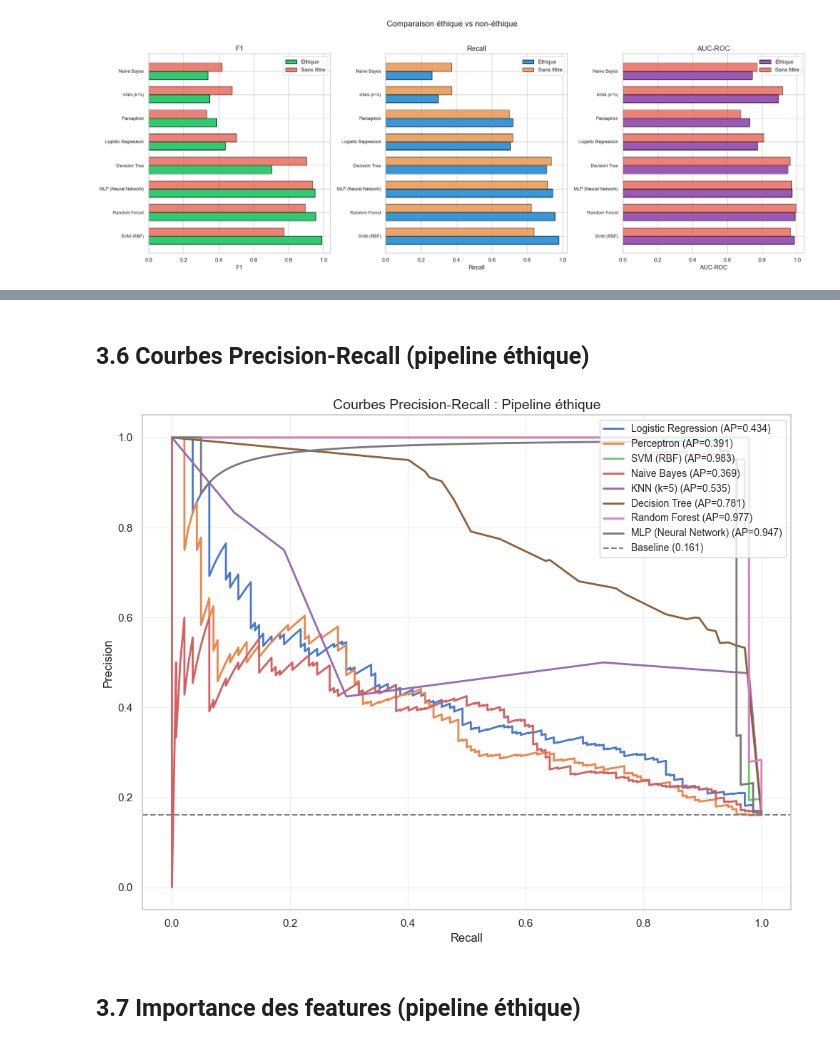
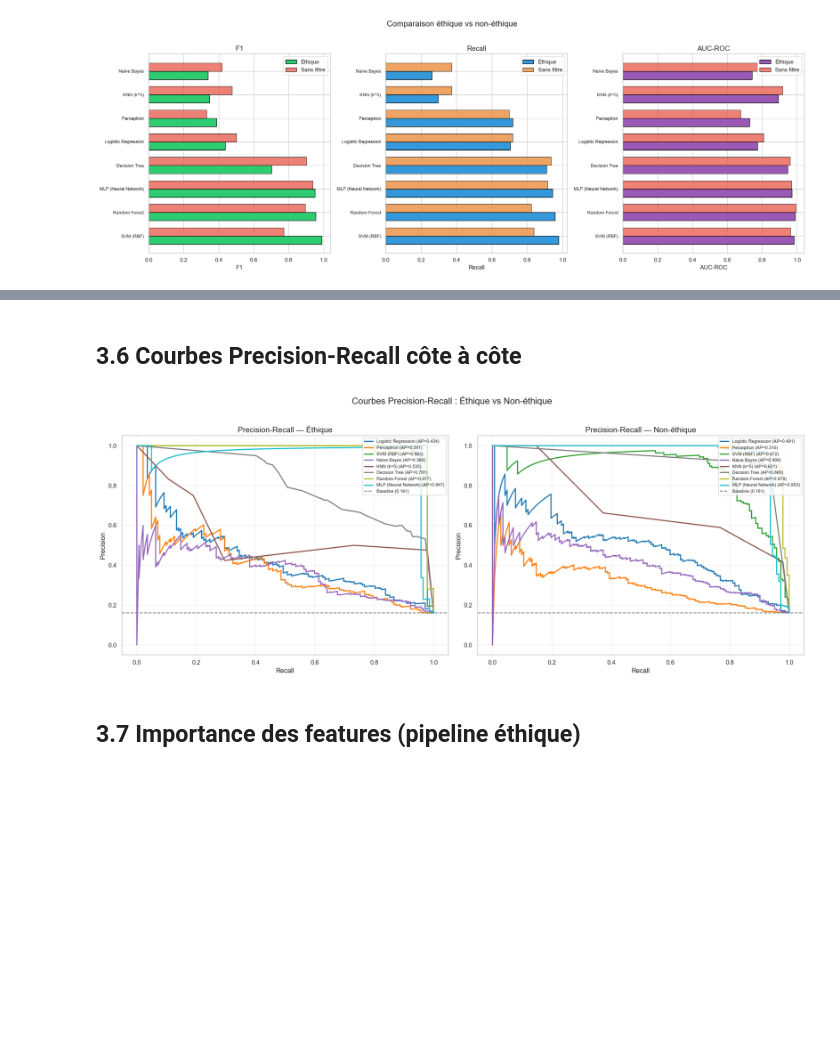
Before and after one commit to Akkuro/Ethical-turnover-analysis, a Jupyter notebook: src/main.ipynb, the cells around one changed output, grey strips where cells are left out. Cells and saved outputs as stored; diff of their text form; code cells hidden in the pictures; blank space fills up the shorter version.

```diff
--- a/src/main.ipynb
+++ b/src/main.ipynb
@@ -1033,9 +1032,10 @@ print("\n" + "="*80)
 print(" RÉSULTATS COMPARATIFS (après optimisation)")
 print("="*80)
 
-for pipe_name in datasets:
-    df_res = results_to_df(all_results[pipe_name]).sort_values('F1', ascending=False)
-    print(f"\n--- {pipe_name} ---\n")
+for label in pipeline_data:
+    df_res = results_to_df(all_results[label]).sort_values('F1', ascending=False)
+    ef = pipeline_data[label]['ethical_filter']
+    print(f"\n--- {label} (ethical_filter={ef}) ---\n")
     print(df_res[['Accuracy', 'Precision', 'Recall', 'F1', 'AUC-ROC']]
           .to_string(float_format=lambda x: f'{x:.4f}'))
     print(f"\n🏆 Meilleur F1 : {df_res.index[0]} ({df_res['F1'].iloc[0]:.4f})")
@@ -1294,12 +1294,12 @@ for ax, metric, color_e, color_n in zip(
     ['#2ecc71', '#3498db', '#9b59b6'],
     ['#e74c3c', '#e67e22', '#e74c3c']
 ):
-    models = df_eth.index
+    models = df_res_eth.index
     x = np.arange(len(models))
     width = 0.35
 
-    vals_eth = df_eth.loc[models, metric]
-    vals_noeth = df_noeth.reindex(models)[metric]
+    vals_eth = df_res_eth.loc[models, metric]
+    vals_noeth = df_res_noeth.reindex(models)[metric]
 
     ax.barh(x - width/2, vals_eth, width, label='Éthique', color=color_e, edgecolor='black')
     ax.barh(x + width/2, vals_noeth, width, label='Sans filtre', color=color_n, edgecolor='black', alpha=0.7)
@@ -1369,31 +1372,38 @@ plt.show()
 # %% [markdown]
-## 3.6 Courbes Precision-Recall (pipeline éthique)
+## 3.6 Courbes Precision-Recall côte à côte
 # %%
-plt.figure(figsize=(10, 8))
+fig, axes = plt.subplots(1, 2, figsize=(18, 7))
 
-for name, clf in all_classifiers['Éthique'].items():
-    if hasattr(clf, 'predict_proba'):
-        y_proba = clf.predict_proba(d_eth['X_test'])[:, 1]
-    elif hasattr(clf, 'decision_function'):
-        y_proba = clf.decision_function(d_eth['X_test'])
-    else:
-        continue
+for ax, label in zip(axes, ['Éthique', 'Non-éthique']):
+    d = pipeline_data[label]
+    cmap = plt.get_cmap('tab10')
 
-    precision_vals, recall_vals, _ = precision_recall_curve(d_eth['y_test'], y_proba)
-    ap = average_precision_score(d_eth['y_test'], y_proba)
-    plt.plot(recall_vals, precision_vals, label=f'{name} (AP={ap:.3f})', linewidth=2)
+    for k, (name, clf) in enumerate(all_classifiers[label].items()):
+        if hasattr(clf, 'predict_proba'):
+            y_proba = clf.predict_proba(d['X_test'])[:, 1]
+        elif hasattr(clf, 'decision_function'):
+            y_proba = clf.decision_function(d['X_test'])
+        else:
+            continue
 
-baseline = d_eth['y_test'].mean()
-plt.axhline(y=baseline, color='gray', linestyle='--', label=f'Baseline ({baseline:.3f})')
-plt.xlabel('Recall', fontsize=12)
-plt.ylabel('Precision', fontsize=12)
-plt.title('Courbes Precision-Recall : Pipeline éthique', fontsize=14)
-plt.legend(loc='upper right', fontsize=10)
-plt.grid(True, alpha=0.3)
+        precision_vals, recall_vals, _ = precision_recall_curve(d['y_test'], y_proba)
+        ap = average_precision_score(d['y_test'], y_proba)
+        ax.plot(recall_vals, precision_vals, label=f'{name} (AP={ap:.3f})',
+                linewidth=2, color=cmap(k / max(len(all_classifiers[label]) - 1, 1)))
+
+    baseline = d['y_test'].mean()
+    ax.axhline(y=baseline, color='gray', linestyle='--', label=f'Baseline ({baseline:.3f})')
+    ax.set_xlabel('Recall', fontsize=12)
+    ax.set_ylabel('Precision', fontsize=12)
+    ax.set_title(f'Precision-Recall — {label}', fontsize=14)
+    ax.legend(loc='upper right', fontsize=8)
+    ax.grid(True, alpha=0.3)
+
+plt.suptitle('Courbes Precision-Recall : Éthique vs Non-éthique', fontsize=16, y=1.02)
 plt.tight_layout()
 plt.show()
 # %% [output]
-[figure, old version]
+[figure, new version]
 # %% [markdown]
 ## 3.7 Importance des features (pipeline éthique)
 # %%
```
Also changed, not shown: parts of 26 cells of this notebook, 1 other file.
